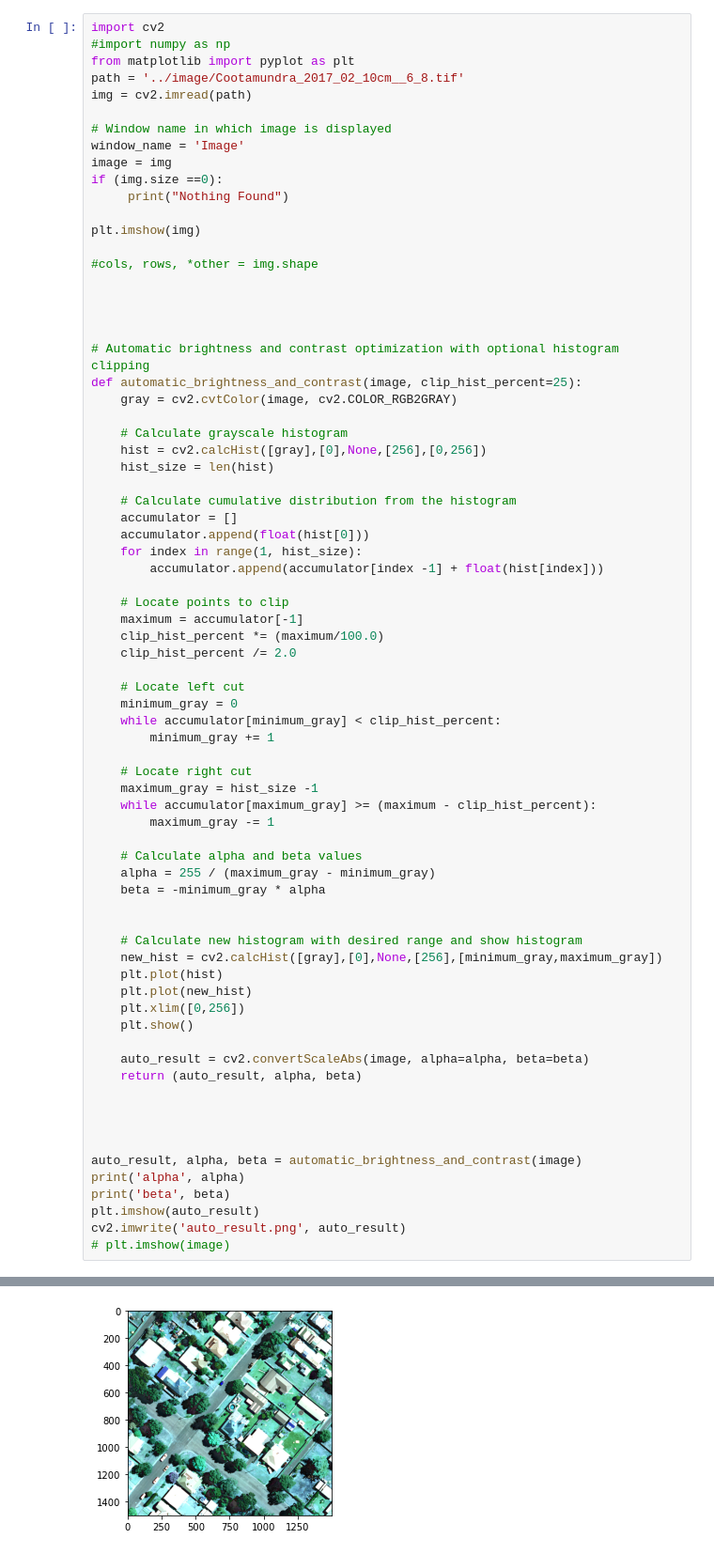
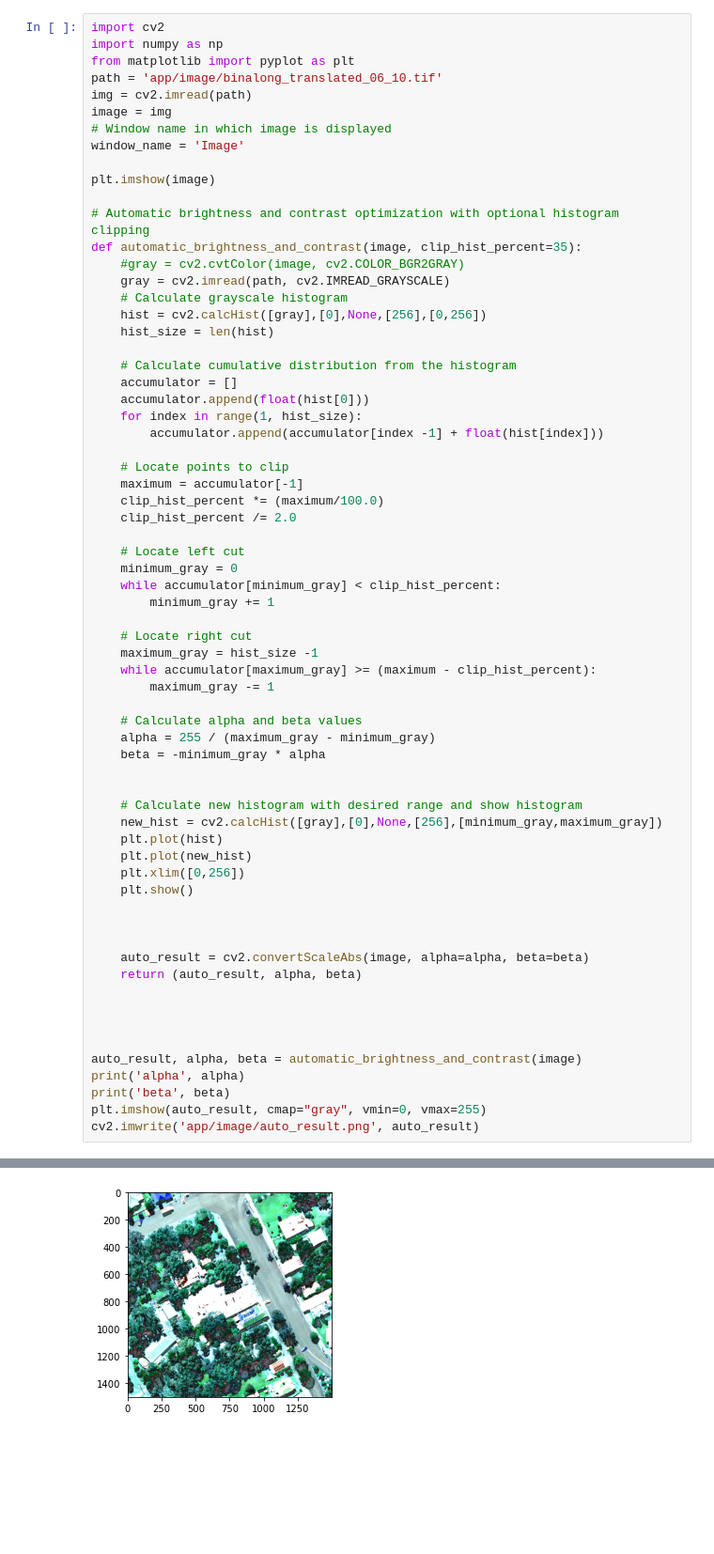
Before and after one commit to ITC303-Team04/Project, a Jupyter notebook: New folder/imagemanip.ipynb, the cells around one changed output, grey strips where cells are left out. Shown at 94% size. Saved outputs shown, nothing was run; the diff lists cells and outputs as text; blank space fills up the shorter version.

```diff
--- a/New folder/imagemanip.ipynb
+++ b/New folder/imagemanip.ipynb
@@ -1,27 +1,19 @@
 # %%
 import cv2
-#import numpy as np
+import numpy as np
 from matplotlib import pyplot as plt
-path = '../image/Cootamundra_2017_02_10cm__6_8.tif'
+path = 'app/image/binalong_translated_06_10.tif'
 img = cv2.imread(path)
-
+image = img
 # Window name in which image is displayed
 window_name = 'Image'
-image = img
-if (img.size ==0):
-     print("Nothing Found")
 
-plt.imshow(img)
-
-#cols, rows, *other = img.shape
-
-
-
+plt.imshow(image)
 
 # Automatic brightness and contrast optimization with optional histogram clipping
-def automatic_brightness_and_contrast(image, clip_hist_percent=25):
-    gray = cv2.cvtColor(image, cv2.COLOR_RGB2GRAY)
-
+def automatic_brightness_and_contrast(image, clip_hist_percent=35):
+    #gray = cv2.cvtColor(image, cv2.COLOR_BGR2GRAY)
+    gray = cv2.imread(path, cv2.IMREAD_GRAYSCALE)
     # Calculate grayscale histogram
     hist = cv2.calcHist([gray],[0],None,[256],[0,256])
     hist_size = len(hist)
@@ -59,6 +51,8 @@ def automatic_brightness_and_contrast(image, clip_hist_percent=25):
     plt.xlim([0,256])
     plt.show()
 
+
+
     auto_result = cv2.convertScaleAbs(image, alpha=alpha, beta=beta)
     return (auto_result, alpha, beta)
 
@@ -68,7 +62,6 @@ def automatic_brightness_and_contrast(image, clip_hist_percent=25):
 auto_result, alpha, beta = automatic_brightness_and_contrast(image)
 print('alpha', alpha)
 print('beta', beta)
-plt.imshow(auto_result)
-cv2.imwrite('auto_result.png', auto_result)
-# plt.imshow(image)
+plt.imshow(auto_result, cmap="gray", vmin=0, vmax=255)
+cv2.imwrite('app/image/auto_result.png', auto_result)
 # %% [output]
@@ -78,5 +71,5 @@ beta -88.05755395683452
 True
-[figure, old version]
+[figure, new version]
 # %%
 import cv2
 from matplotlib import pyplot as plt
```
Also changed, not shown: parts of 2 cells of this notebook, 2 other files.
